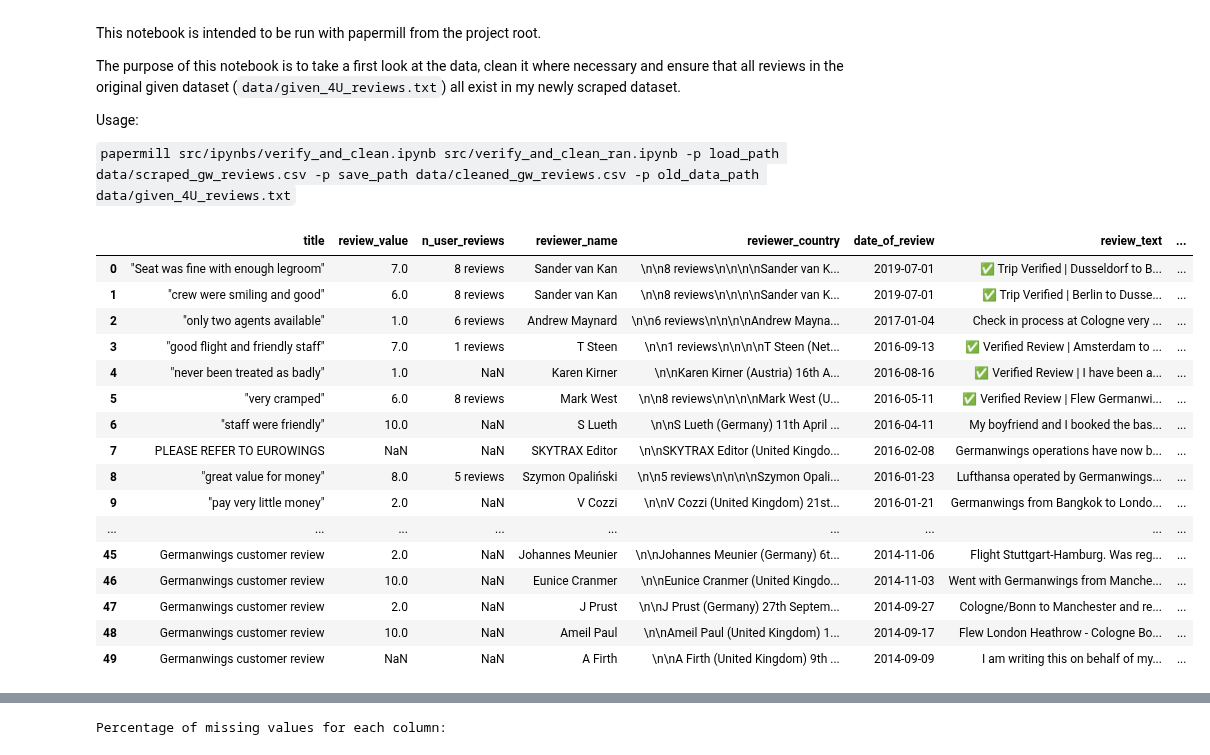
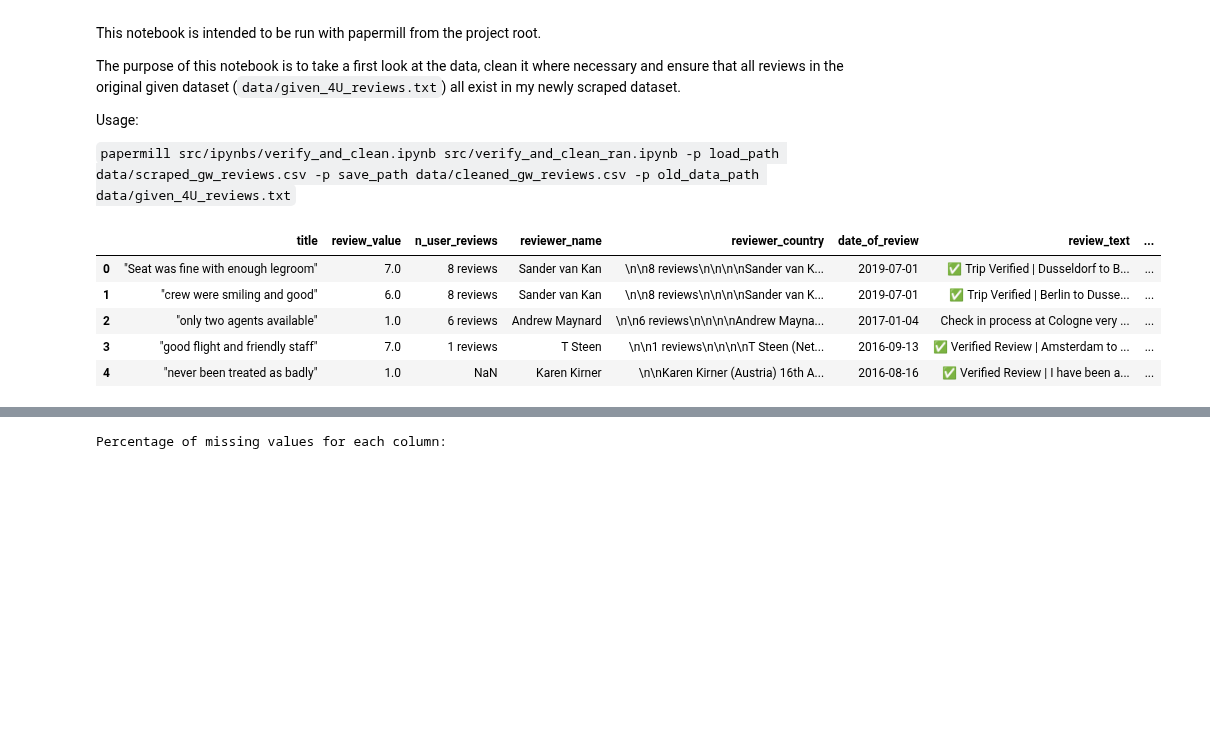
Before and after one commit to EvanYathon/airline_reviews, a Jupyter notebook: src/verify_and_clean_ran.ipynb, the cells around one changed output, grey strips where cells are left out. Cells and saved outputs as stored; diff of their text form; code cells hidden in the pictures; blank space fills up the shorter version.

```diff
--- a/src/verify_and_clean_ran.ipynb
+++ b/src/verify_and_clean_ran.ipynb
@@ -37,25 +37,14 @@ import matplotlib.pyplot as plt
 # ensure the dates are parsed correctly with parse_dates argument
 reviews = pd.read_csv(load_path, parse_dates = ["date_of_review", "date_flown"])
 # %%
-reviews.head(50)
+reviews.head(5)
 # %% [output]
 |  | title | review_value | n_user_reviews | reviewer_name | reviewer_country | date_of_review | review_text | ... |
 | 0 | "Seat was fine with enough legroom" | 7.0 | 8 reviews | Sander van Kan | \n\n8 reviews\n\n\n\nSander van K... | 2019-07-01 | ✅ Trip Verified | Dusseldorf to B... | ... |
 | 1 | "crew were smiling and good" | 6.0 | 8 reviews | Sander van Kan | \n\n8 reviews\n\n\n\nSander van K... | 2019-07-01 | ✅ Trip Verified | Berlin to Dusse... | ... |
 | 2 | "only two agents available" | 1.0 | 6 reviews | Andrew Maynard | \n\n6 reviews\n\n\n\nAndrew Mayna... | 2017-01-04 | Check in process at Cologne very ... | ... |
 | 3 | "good flight and friendly staff" | 7.0 | 1 reviews | T Steen | \n\n1 reviews\n\n\n\nT Steen (Net... | 2016-09-13 | ✅ Verified Review | Amsterdam to ... | ... |
 | 4 | "never been treated as badly" | 1.0 | NaN | Karen Kirner | \n\nKaren Kirner (Austria) 16th A... | 2016-08-16 | ✅ Verified Review | I have been a... | ... |
-| 5 | "very cramped" | 6.0 | 8 reviews | Mark West | \n\n8 reviews\n\n\n\nMark West (U... | 2016-05-11 | ✅ Verified Review | Flew Germanwi... | ... |
-| 6 | "staff were friendly" | 10.0 | NaN | S Lueth | \n\nS Lueth (Germany) 11th April ... | 2016-04-11 | My boyfriend and I booked the bas... | ... |
-| 7 | PLEASE REFER TO EUROWINGS | NaN | NaN | SKYTRAX Editor | \n\nSKYTRAX Editor (United Kingdo... | 2016-02-08 | Germanwings operations have now b... | ... |
-| 8 | "great value for money" | 8.0 | 5 reviews | Szymon Opaliński | \n\n5 reviews\n\n\n\nSzymon Opali... | 2016-01-23 | Lufthansa operated by Germanwings... | ... |
-| 9 | "pay very little money" | 2.0 | NaN | V Cozzi | \n\nV Cozzi (United Kingdom) 21st... | 2016-01-21 | Germanwings from Bangkok to Londo... | ... |
-| ... | ... | ... | ... | ... | ... | ... | ... | ... |
-| 45 | Germanwings customer review | 2.0 | NaN | Johannes Meunier | \n\nJohannes Meunier (Germany) 6t... | 2014-11-06 | Flight Stuttgart-Hamburg. Was reg... | ... |
-| 46 | Germanwings customer review | 10.0 | NaN | Eunice Cranmer | \n\nEunice Cranmer (United Kingdo... | 2014-11-03 | Went with Germanwings from Manche... | ... |
-| 47 | Germanwings customer review | 2.0 | NaN | J Prust | \n\nJ Prust (Germany) 27th Septem... | 2014-09-27 | Cologne/Bonn to Manchester and re... | ... |
-| 48 | Germanwings customer review | 10.0 | NaN | Ameil Paul | \n\nAmeil Paul (United Kingdom) 1... | 2014-09-17 | Flew London Heathrow - Cologne Bo... | ... |
-| 49 | Germanwings customer review | NaN | NaN | A Firth | \n\nA Firth (United Kingdom) 9th ... | 2014-09-09 | I am writing this on behalf of my... | ... |
 # %%
 # check what column types we are working with
 reviews.dtypes
```
Also changed, not shown: 1 other file.
